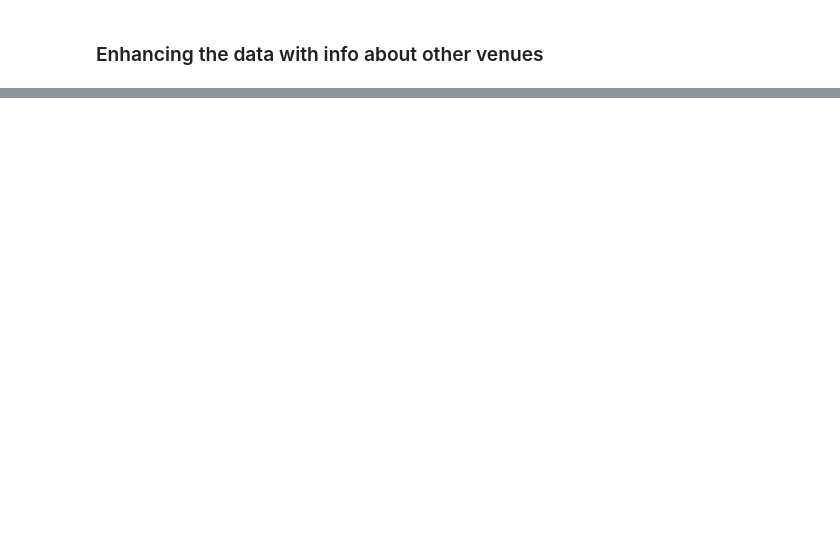
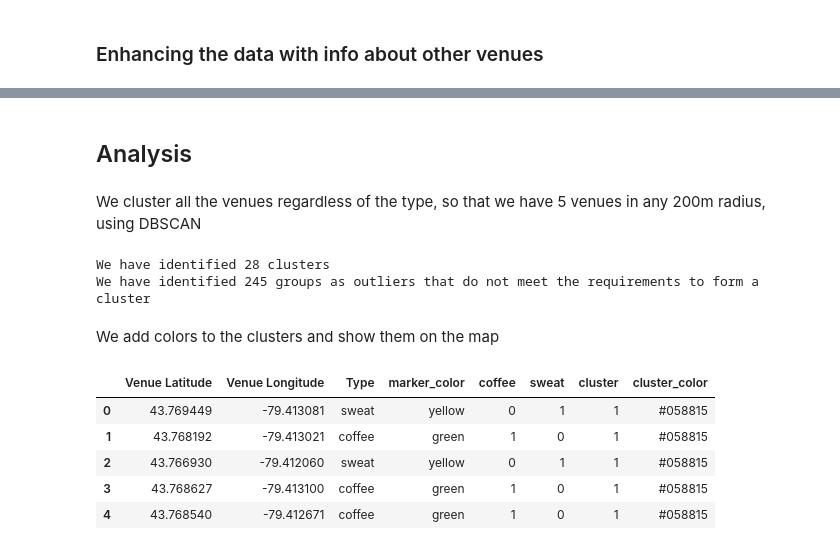
Before and after one commit to lupul-cel-bun/Coursera_Capstone, a Jupyter notebook: Data Science Capstone feb2019.ipynb, the cells around one changed output, grey strips where cells are left out. Drawn from its saved outputs; the diff is of its cells as text; code cells hidden in the pictures; blank space fills up the shorter version.

```diff
--- a/Data Science Capstone feb2019.ipynb
+++ b/Data Science Capstone feb2019.ipynb
@@ -338,0 +433,52 @@ neighbourhoods_venues_sorted
+# %% [markdown]
+## Analysis
+# %% [markdown]
+We cluster all the venues regardless of the type, so that we have 5 venues in any 200m radius, using DBSCAN
+# %%
+points = isolated_venues[['Venue Latitude','Venue Longitude']].values
+rads = np.radians(points)
+
+import numpy as np
+
+from sklearn.cluster import DBSCAN
+from sklearn import metrics
+from sklearn.datasets.samples_generator import make_blobs
+from sklearn.preprocessing import StandardScaler
+
+#eps=200m
+db = DBSCAN(eps=0.2/6371., min_samples=5).fit(rads)
+core_samples_mask = np.zeros_like(db.labels_, dtype=bool)
+core_samples_mask[db.core_sample_indices_] = True
+labels = db.labels_
+
+# Number of clusters in labels, ignoring noise if present.
+n_clusters_ = len(set(labels)) - (1 if -1 in labels else 0)
+n_noise_ = list(labels).count(-1)
+print('We have identified {} clusters'.format(str(n_clusters_)))
+print('We have identified {} groups as outliers that do not meet the requirements to form a cluster'.format(str(n_noise_)))
+
+isolated_venues['cluster'] = labels
+# %% [output]
+We have identified 28 clusters
+We have identified 245 groups as outliers that do not meet the requirements to form a cluster
+# %% [markdown]
+We add colors to the clusters and show them on the map
+# %%
+counts = isolated_venues.groupby('cluster').size()
+import random
+
+color_vector = ["#"+''.join([random.choice('0123456789ABCDEF') for j in range(6)])
+             for i in range(counts.size)]
+color_df = pd.DataFrame({'cluster': list(range(1, counts.size + 1)),
+                        'cluster_color': color_vector})
+
+
+isolated_venues = pd.merge(isolated_venues, color_df, how='inner', on=['cluster'])
+isolated_venues.head()
+# %% [output]
+|  | Venue Latitude | Venue Longitude | Type | marker_color | coffee | sweat | cluster | cluster_color |
+| 0 | 43.769449 | -79.413081 | sweat | yellow | 0 | 1 | 1 | #058815 |
+| 1 | 43.768192 | -79.413021 | coffee | green | 1 | 0 | 1 | #058815 |
+| 2 | 43.766930 | -79.412060 | sweat | yellow | 0 | 1 | 1 | #058815 |
+| 3 | 43.768627 | -79.413100 | coffee | green | 1 | 0 | 1 | #058815 |
+| 4 | 43.768540 | -79.412671 | coffee | green | 1 | 0 | 1 | #058815 |
```
Also changed, not shown: parts of 39 cells of this notebook.
